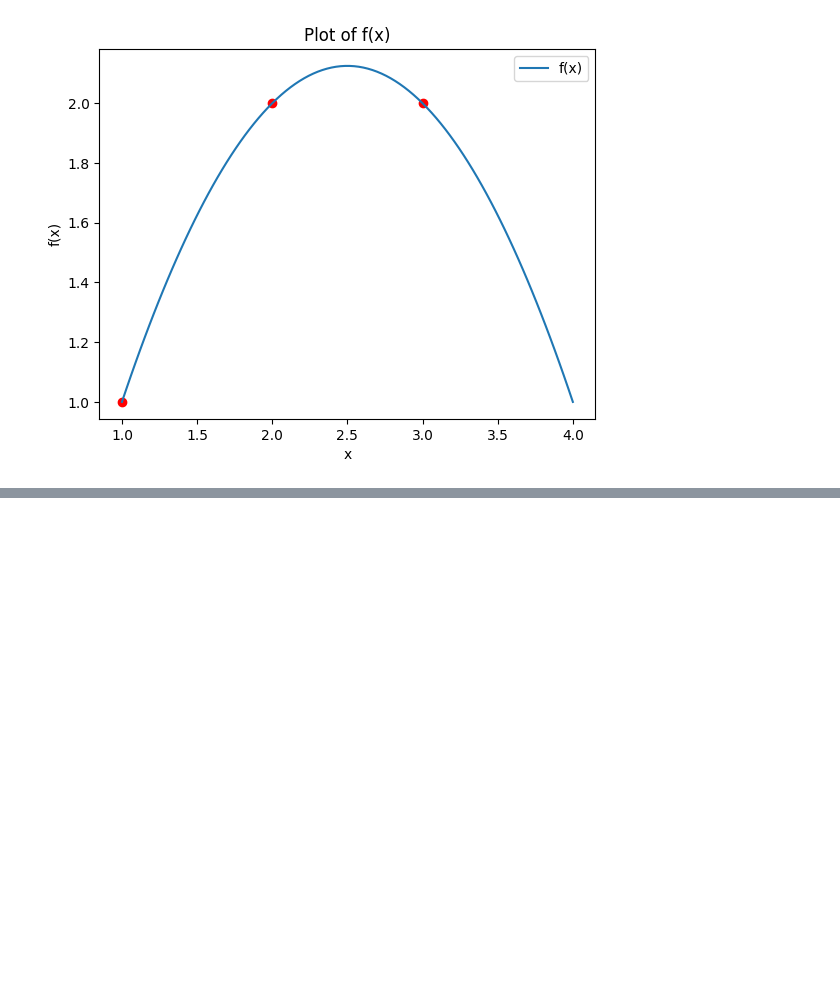
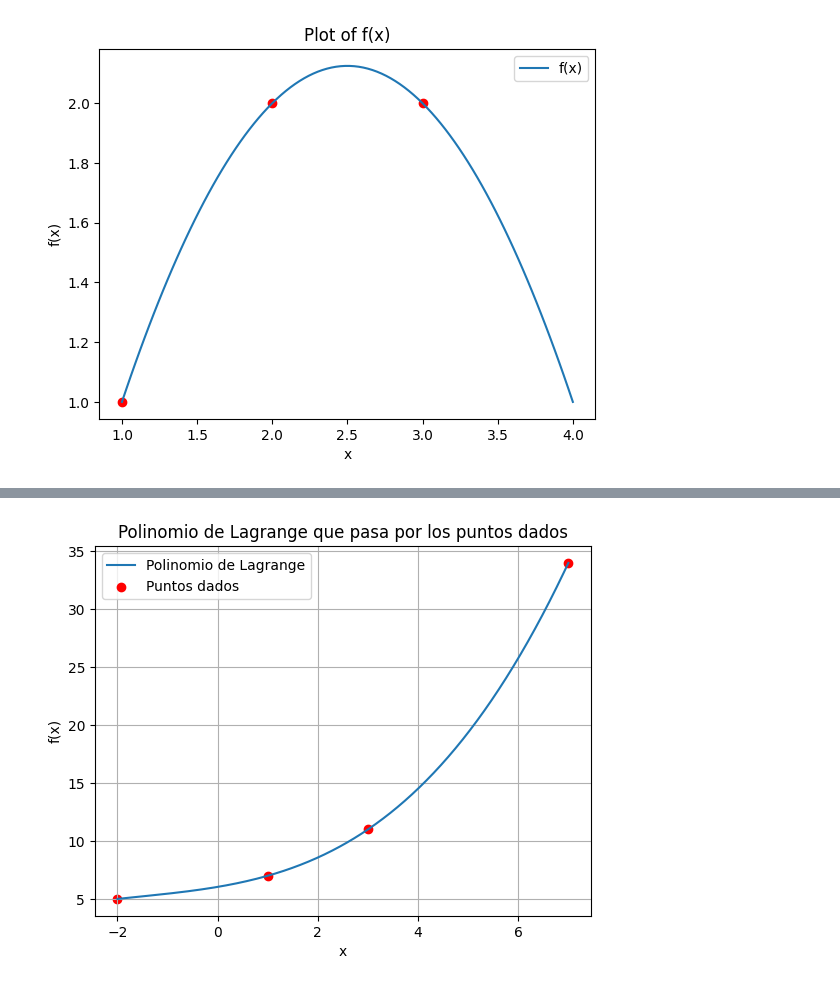
Before and after one commit to Vladimirjon/MetodosNumericos_PasquelJohann, a Jupyter notebook: Lagrange/Lagrange.ipynb, the cells around one changed output, grey strips where cells are left out. Cells and saved outputs as stored; diff of their text form; code cells hidden in the pictures; blank space fills up the shorter version.

Commit message:
Splines & Lagrange

```diff
--- a/Lagrange/Lagrange.ipynb
+++ b/Lagrange/Lagrange.ipynb
@@ -43,0 +53,26 @@ print(y)
+# %%
+def lagrange_polynomial(x: float, x_points: np.ndarray, y_points: np.ndarray) -> float:
+    n = len(x_points)
+    result = 0
+    for k in range(n):
+        L_k = 1
+        for i in range(n):
+            if i != k:
+                L_k *= (x - x_points[i]) / (x_points[k] - x_points[i])
+        result += y_points[k] * L_k
+    return result
+# %%
+x_values = np.linspace(min(x_s1), max(x_s1), 500)
+y_values = [lagrange_polynomial(x, x_s1, y_s1) for x in x_values]
+# %%
+# Grafica de puntos x_1 & y_1
+plt.plot(x_values, y_values, label="Polinomio de Lagrange")
+plt.scatter(x_s1, y_s1, color="red", label="Puntos dados")
+plt.xlabel("x")
+plt.ylabel("f(x)")
+plt.title("Polinomio de Lagrange que pasa por los puntos dados")
+plt.legend()
+plt.grid()
+plt.show()
+# %% [output]
+[figure, added]
```
Also changed, not shown: parts of 3 cells of this notebook, 3 other files.
